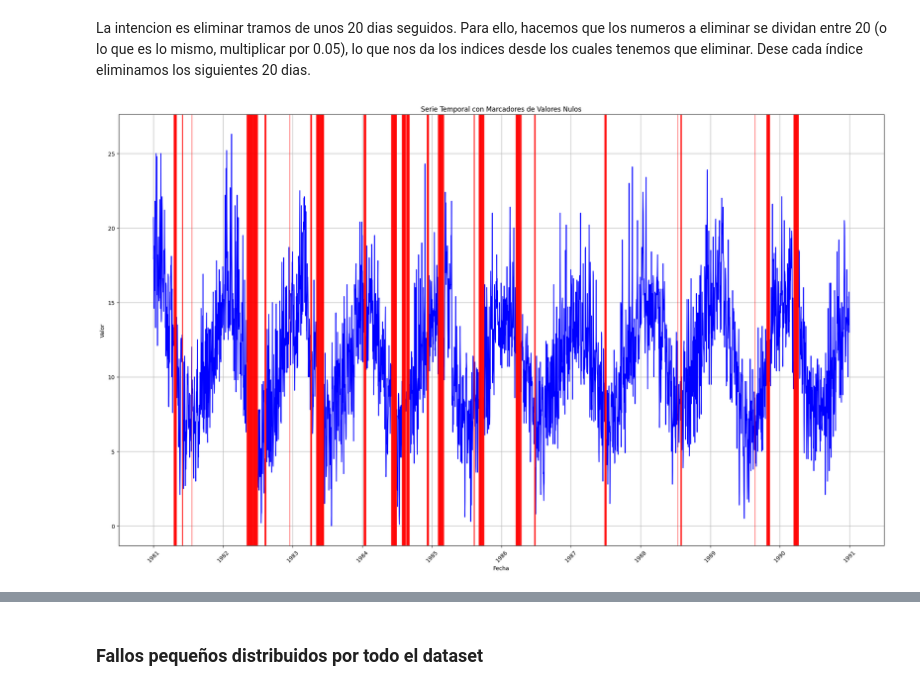
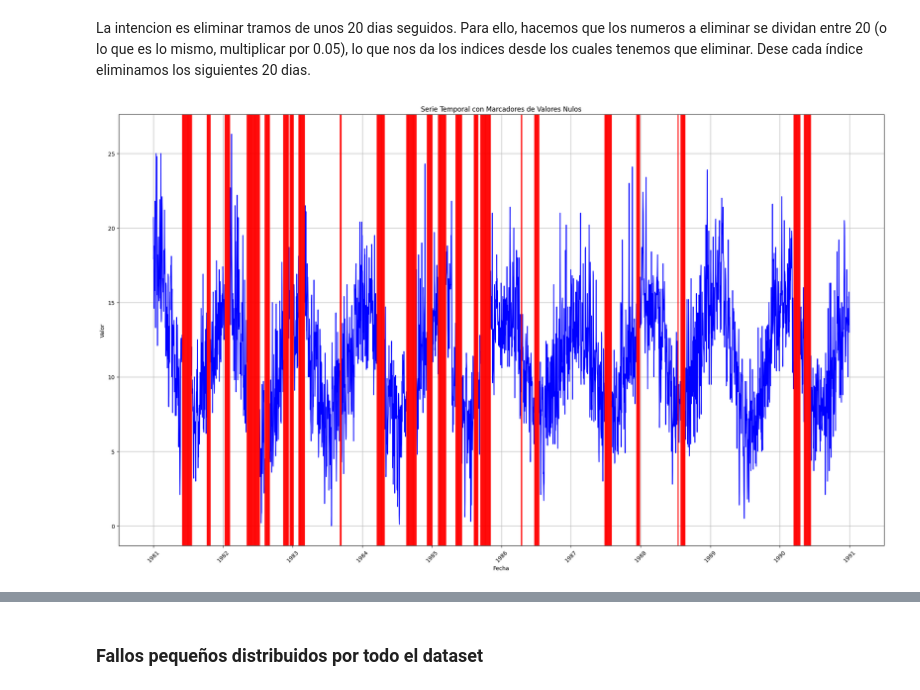
Before and after one commit to amangelluis/WorkspaceTFG, a Jupyter notebook: code/create_missing_values.ipynb, the cells around one changed output, grey strips where cells are left out. Saved outputs shown, nothing was run; the diff lists cells and outputs as text; code cells hidden in the pictures.

```diff
--- a/code/create_missing_values.ipynb
+++ b/code/create_missing_values.ipynb
@@ -14,3 +16,5 @@ import random
+# %%
+porcentaje = 0.2
 # %%
 warnings.filterwarnings('ignore', category=SyntaxWarning)  # Porque el \d de \data y \daily lo toma como un valor especial
 dataframe = pd.read_csv("..\data\daily-minimum-temperatures-in-me.csv", header=0, index_col=0, parse_dates=True)
@@ -103,7 +107,7 @@ def eliminar_consecutivos(serie, indices, n_eliminar, min, max):
         i = random.choice(indices)
         diferencia = n_eliminar - len(serie[serie.isna()])
         if diferencia < max:
-            numero_aleatorio = random.randint(min, diferencia)
+            numero_aleatorio = random.randint(0, diferencia)
         else:
             numero_aleatorio = random.randint(min, max)
         inicio = serie.index.get_loc(i)
@@ -118,6 +124,5 @@ def eliminar_consecutivos(serie, indices, n_eliminar, min, max):
 # %%
 np.random.seed(27) # para tener resultados repetibles
-porcentaje = 0.1
 
 serie_nulos_aleatorios = series.copy()
 
@@ -141,34 +158,21 @@ La intencion es eliminar tramos de unos 20 dias seguidos. Para ello, hacemos que
 # %%
 np.random.seed(27) # para tener resultados repetibles
 random.seed(27) # para tener resultados repetibles
-porcentaje = 0.1
-min = 1
-max = 30
-#divisiones = 0.05
+min = 20
+max = 40
 
 serie_nulos_seguidos = series.copy()
 
 n_eliminar = int(len(series) * porcentaje)
 n_eliminar_inicio = int(n_eliminar*0.75)
 serie_nulos_seguidos_inicio = serie_nulos_seguidos.iloc[0:int(len(serie_nulos_seguidos)/2)]
 serie_nulos_seguidos_final = serie_nulos_seguidos.iloc[int(len(serie_nulos_seguidos)/2):len(serie_nulos_seguidos)]
 
-#indices_a_eliminar = np.random.choice(series.index, size=round(n_eliminar*divisiones), replace=False)
-"""
-for i in range (0, len(indices_a_eliminar)):
-    inicio = serie_nulos_seguidos.index.get_loc(indices_a_eliminar[i])
-    final = serie_nulos_seguidos.index.get_loc(indices_a_eliminar[i])+int(1/divisiones)+1
-    if final >= len(serie_nulos_seguidos):
-        inicio -= int(1/divisiones)+1
-        final -= int(1/divisiones)+1
-    serie_nulos_seguidos.iloc[inicio:final] = np.nan
-dibuja_datos(serie_nulos_seguidos)
-"""
 serie_nulos_seguidos = eliminar_consecutivos(serie_nulos_seguidos, serie_nulos_seguidos_inicio.index, n_eliminar_inicio, min, max)
 serie_nulos_seguidos = eliminar_consecutivos(serie_nulos_seguidos, serie_nulos_seguidos_final.index, n_eliminar, min, max)
 dibuja_datos(serie_nulos_seguidos)
 # %% [output]
-[figure, old version]
+[figure, new version]
 # %%
 serie_nulos_seguidos[serie_nulos_seguidos.isna()]
 # %% [output]
```
Also changed, not shown: parts of 30 cells of this notebook, 12 other files.
